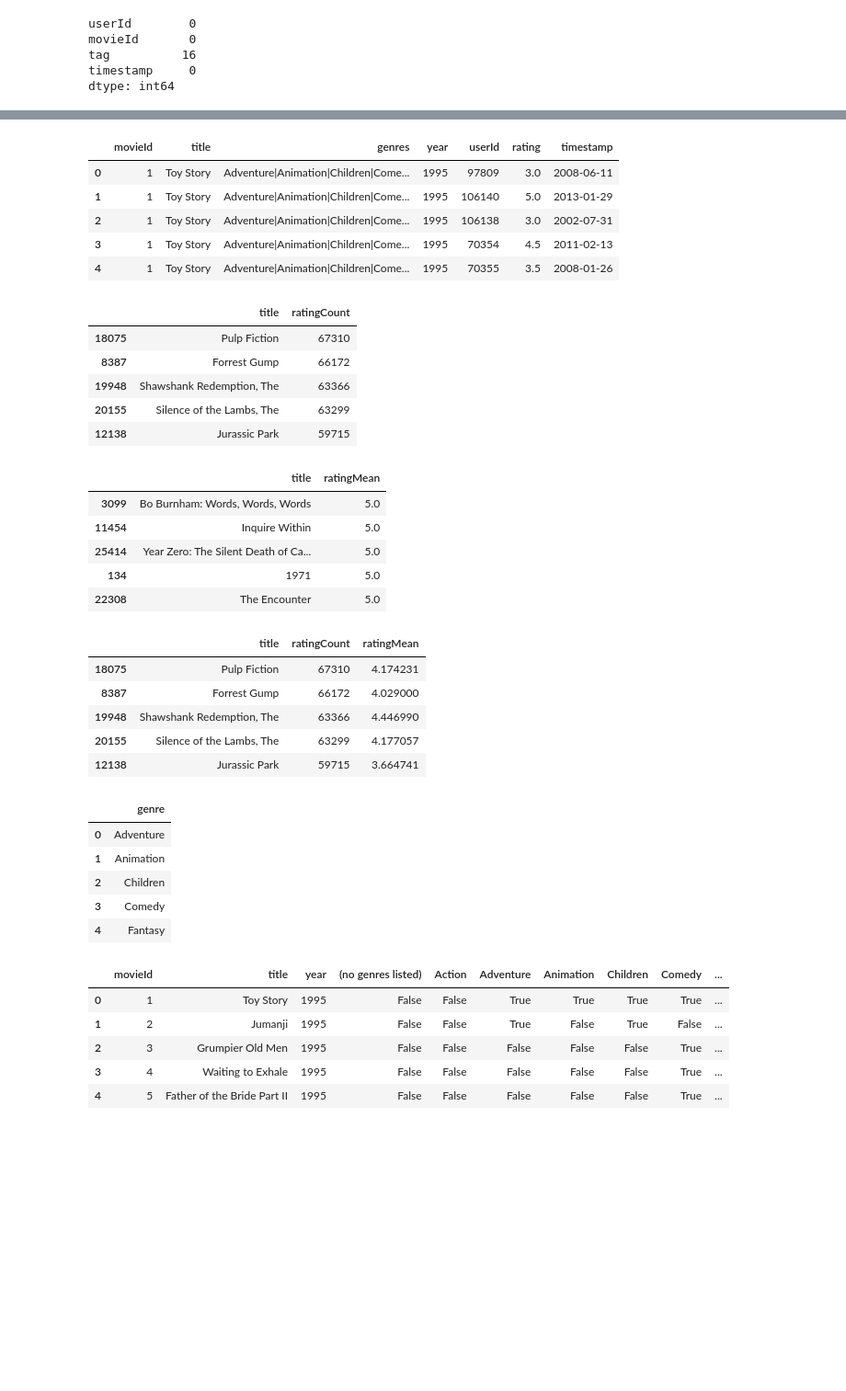
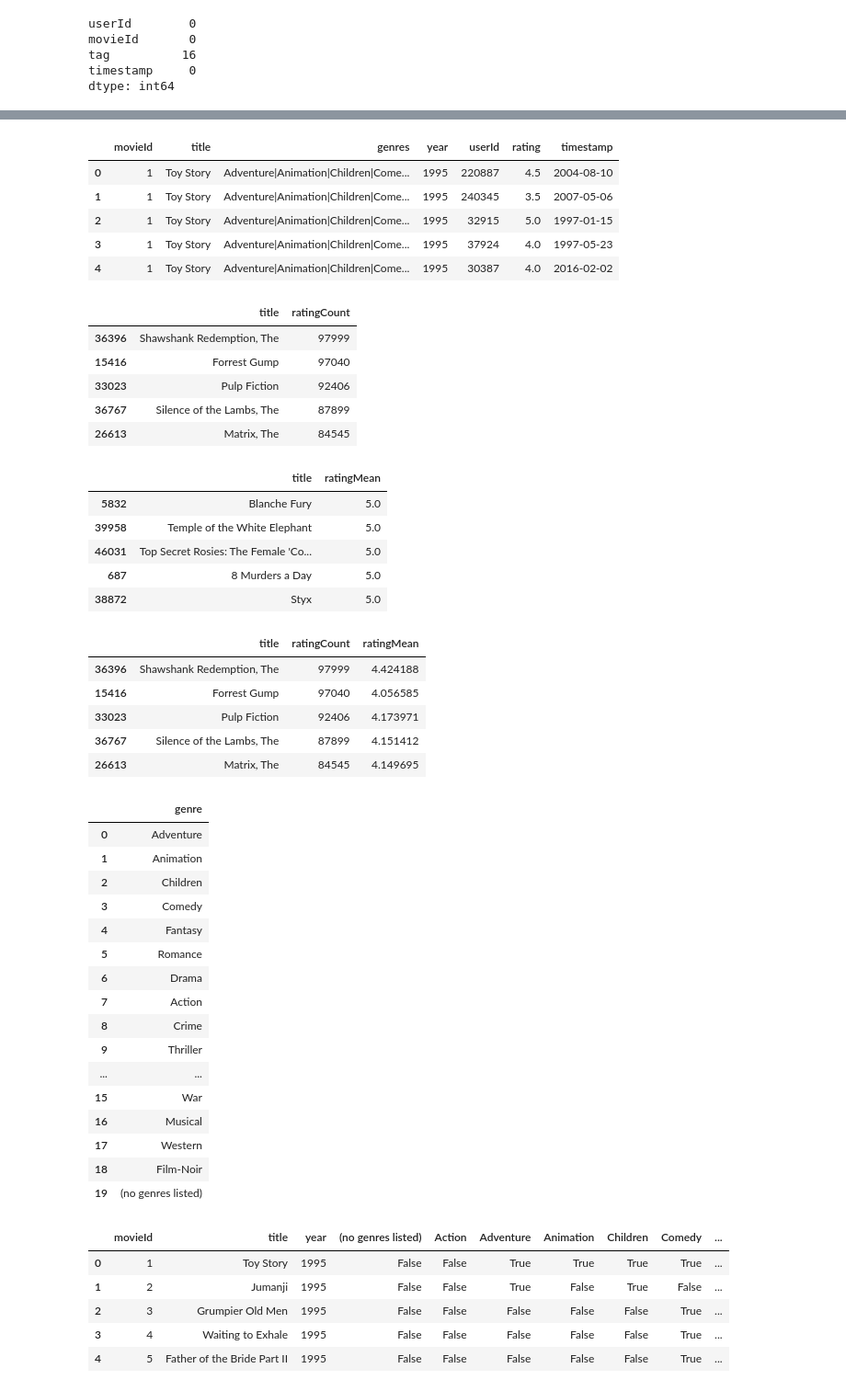
Before and after one commit to hanouticelina/data-mining-movielens, a Jupyter notebook: Analyse de données de films_1.ipynb, the cells around one changed output, grey strips where cells are left out. Shown: that part at 92% size. Cells and saved outputs as stored; diff of their text form; code cells hidden in the pictures; blank space fills up the shorter version.

Commit message:
Created useful data files

```diff
--- a/Analyse de données de films_1.ipynb
+++ b/Analyse de données de films_1.ipynb
@@ -54,8 +76,9 @@ fname = "crew_v2.pkl"
 crew = pkl.load(open(fname, "rb"))
 # %%
-movies = pd.DataFrame(data=pd.read_csv("ml-20m/movies.csv", sep=","))
-scores = pd.DataFrame(data=pd.read_csv("ml-20m/genome-scores.csv", sep=","))
-ratings = pd.DataFrame(data=pd.read_csv("ml-20m/ratings.csv", sep=","))
-links = pd.DataFrame(data=pd.read_csv("ml-20m/links.csv", sep=","))
-tags = pd.DataFrame(data=pd.read_csv("ml-20m/tags.csv", sep=","))
-genome_tags =pd.DataFrame(data=pd.read_csv("ml-20m/genome-tags.csv", sep=","))
+movies = pd.DataFrame(data=pd.read_csv("movielens/movies.csv", sep=","))
+movies_meta = pd.DataFrame(data=pd.read_csv("movielens/movies_metadata.csv", sep=","))
+scores = pd.DataFrame(data=pd.read_csv("movielens/genome-scores.csv", sep=","))
+ratings = pd.DataFrame(data=pd.read_csv("movielens/ratings.csv", sep=","))
+links = pd.DataFrame(data=pd.read_csv("movielens/links.csv", sep=","))
+tags = pd.DataFrame(data=pd.read_csv("movielens/tags.csv", sep=","))
+genome_tags =pd.DataFrame(data=pd.read_csv("movielens/genome-tags.csv", sep=","))
@@ -110,4 +123,6 @@ dtype: int64
 df_movies.dropna(inplace=True)
 # %%
 movies['year'] = movies.title.str.extract("\((\d{4})\)", expand=True)
-movies['title'] = movies.title.str.replace("\((\d{4})\)","")
+# the release year for movies w/o one was set to 0
+#movies['year'] = pd.to_numeric(movies['year'], errors='raise').fillna(0).astype(np.int64)
+movies['title'] = movies.title.str.replace("\s\((\d{4})\)","")
@@ -163,54 +169,65 @@ df = pd.merge(movies,ratings,on='movieId')
 df.head()
 # %% [output]
 |  | movieId | title | genres | year | userId | rating | timestamp |
-| 0 | 1 | Toy Story | Adventure|Animation|Children|Come... | 1995 | 97809 | 3.0 | 2008-06-11 |
-| 1 | 1 | Toy Story | Adventure|Animation|Children|Come... | 1995 | 106140 | 5.0 | 2013-01-29 |
-| 2 | 1 | Toy Story | Adventure|Animation|Children|Come... | 1995 | 106138 | 3.0 | 2002-07-31 |
-| 3 | 1 | Toy Story | Adventure|Animation|Children|Come... | 1995 | 70354 | 4.5 | 2011-02-13 |
-| 4 | 1 | Toy Story | Adventure|Animation|Children|Come... | 1995 | 70355 | 3.5 | 2008-01-26 |
+| 0 | 1 | Toy Story | Adventure|Animation|Children|Come... | 1995 | 220887 | 4.5 | 2004-08-10 |
+| 1 | 1 | Toy Story | Adventure|Animation|Children|Come... | 1995 | 240345 | 3.5 | 2007-05-06 |
+| 2 | 1 | Toy Story | Adventure|Animation|Children|Come... | 1995 | 32915 | 5.0 | 1997-01-15 |
+| 3 | 1 | Toy Story | Adventure|Animation|Children|Come... | 1995 | 37924 | 4.0 | 1997-05-23 |
+| 4 | 1 | Toy Story | Adventure|Animation|Children|Come... | 1995 | 30387 | 4.0 | 2016-02-02 |
 # %%
 ratingCount = pd.DataFrame(df.groupby('title', as_index = False)['rating'].count().rename(columns={'rating' : 'ratingCount'}))
 # %%
 ratingCount.sort_values('ratingCount',ascending=False).head()
 # %% [output]
 |  | title | ratingCount |
-| 18075 | Pulp Fiction | 67310 |
-| 8387 | Forrest Gump | 66172 |
-| 19948 | Shawshank Redemption, The | 63366 |
-| 20155 | Silence of the Lambs, The | 63299 |
-| 12138 | Jurassic Park | 59715 |
+| 36396 | Shawshank Redemption, The | 97999 |
+| 15416 | Forrest Gump | 97040 |
+| 33023 | Pulp Fiction | 92406 |
+| 36767 | Silence of the Lambs, The | 87899 |
+| 26613 | Matrix, The | 84545 |
 # %%
 ratingMean = pd.DataFrame(df.groupby('title', as_index = False)['rating'].mean().rename(columns={'rating' : 'ratingMean'}))
 ratingMean.sort_values('ratingMean',ascending=False).head(5)
 # %% [output]
 |  | title | ratingMean |
-| 3099 | Bo Burnham: Words, Words, Words | 5.0 |
-| 11454 | Inquire Within | 5.0 |
-| 25414 | Year Zero: The Silent Death of Ca... | 5.0 |
-| 134 | 1971 | 5.0 |
-| 22308 | The Encounter | 5.0 |
+| 5832 | Blanche Fury | 5.0 |
+| 39958 | Temple of the White Elephant | 5.0 |
+| 46031 | Top Secret Rosies: The Female 'Co... | 5.0 |
+| 687 | 8 Murders a Day | 5.0 |
+| 38872 | Styx | 5.0 |
 # %%
 ratings_count_mean = pd.merge(ratingCount,ratingMean, on='title')
 ratings_count_mean.sort_values('ratingCount',ascending=False).head(5)
 # %% [output]
 |  | title | ratingCount | ratingMean |
-| 18075 | Pulp Fiction | 67310 | 4.174231 |
-| 8387 | Forrest Gump | 66172 | 4.029000 |
-| 19948 | Shawshank Redemption, The | 63366 | 4.446990 |
-| 20155 | Silence of the Lambs, The | 63299 | 4.177057 |
-| 12138 | Jurassic Park | 59715 | 3.664741 |
+| 36396 | Shawshank Redemption, The | 97999 | 4.424188 |
+| 15416 | Forrest Gump | 97040 | 4.056585 |
+| 33023 | Pulp Fiction | 92406 | 4.173971 |
+| 36767 | Silence of the Lambs, The | 87899 | 4.151412 |
+| 26613 | Matrix, The | 84545 | 4.149695 |
 # %%
 genres_unique = pd.DataFrame(movies.genres.str.split('|').tolist()).stack().unique()
 genres_unique = pd.DataFrame(genres_unique, columns=['genre'])
 # %%
-genres_unique.head()
+genres_unique
 # %% [output]
 |  | genre |
 | 0 | Adventure |
 | 1 | Animation |
 | 2 | Children |
 | 3 | Comedy |
 | 4 | Fantasy |
+| 5 | Romance |
+| 6 | Drama |
+| 7 | Action |
+| 8 | Crime |
+| 9 | Thriller |
+| ... | ... |
+| 15 | War |
+| 16 | Musical |
+| 17 | Western |
+| 18 | Film-Noir |
+| 19 | (no genres listed) |
 # %%
 movies_genres = movies.join(movies.genres.str.get_dummies().astype(bool))
 movies_genres.drop('genres', inplace=True, axis=1)
```
Also changed, not shown: parts of 22 cells of this notebook, 7 other files.
